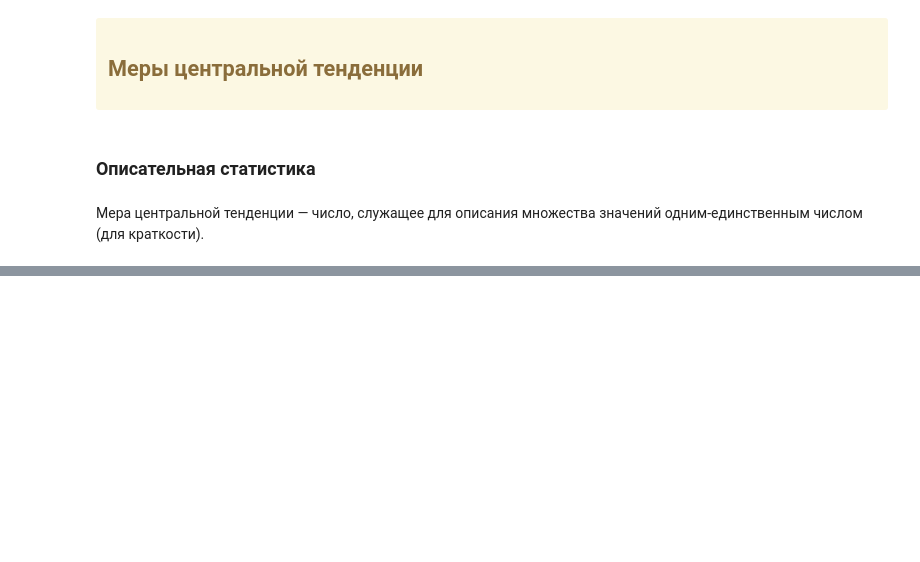
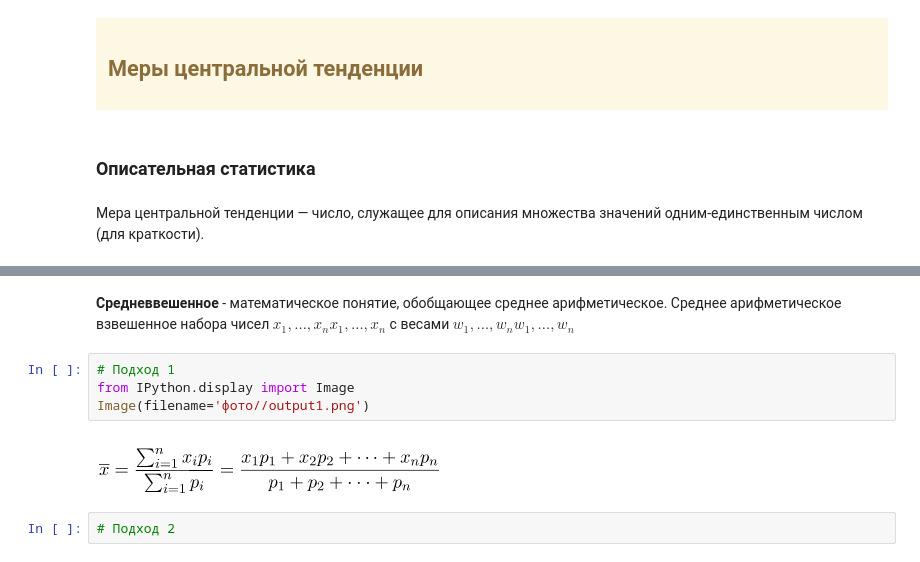
Before and after one commit to iboiarkin96/education_courses, a Jupyter notebook: КарповКурс/Основы статистики_Карпов.ipynb, the cells around one changed output, grey strips where cells are left out. Cells and saved outputs as stored; diff of their text form; blank space fills up the shorter version.

```diff
--- a/КарповКурс/Основы статистики_Карпов.ipynb
+++ b/КарповКурс/Основы статистики_Карпов.ipynb
@@ -96,0 +131,10 @@ print(pos)
+# %% [markdown]
+**Средневвешенное** -  математическое понятие, обобщающее среднее арифметическое. Среднее арифметическое взвешенное набора чисел ${\displaystyle x_{1},\ldots ,x_{n}}x_{1},\ldots ,x_{n}$ с весами ${\displaystyle w_{1},\ldots ,w_{n}}w_{1},\ldots ,w_{n} $
+# %%
+# Подход 1
+from IPython.display import Image
+Image(filename='фото//output1.png')
+# %% [output]
+[figure, added]
+# %%
+# Подход 2
```
Also changed, not shown: parts of 18 cells of this notebook, 2 other files.
